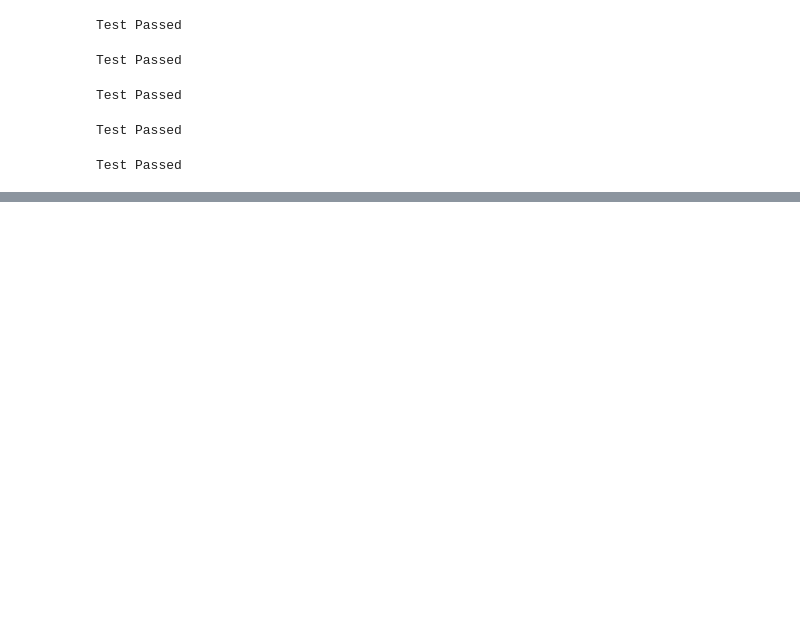
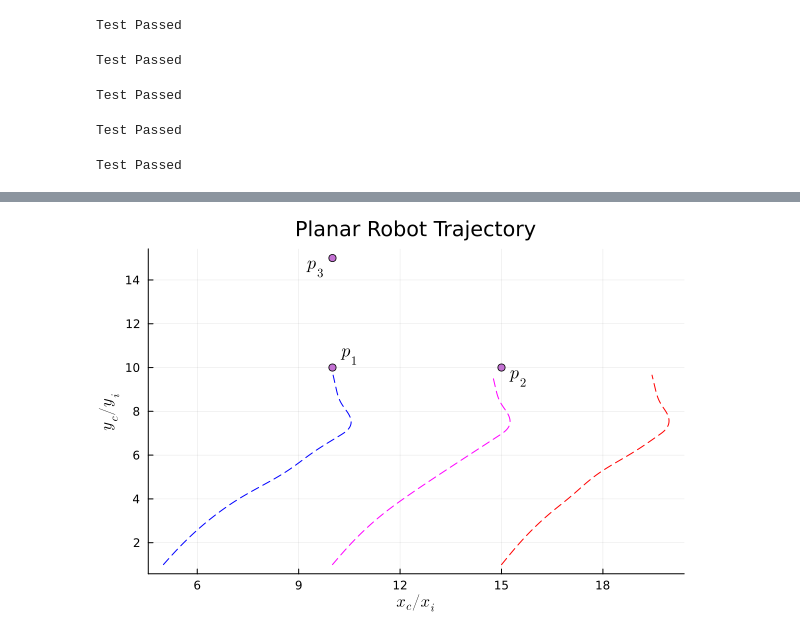
Before and after one commit to alvgaona/task-allocation, a Jupyter notebook: Multi-Robot Task Allocation.ipynb, the cells around one changed output, grey strips where cells are left out. Cells and saved outputs as stored; diff of their text form; code cells hidden in the pictures; blank space fills up the shorter version.

```diff
--- a/Multi-Robot Task Allocation.ipynb
+++ b/Multi-Robot Task Allocation.ipynb
@@ -360,0 +452,22 @@ Test Passed
+# %%
+function plot_robots_trajectory(c, r, p)
+  plot(c[:, 1], c[:, 2], ls=:dash, color=:magenta, label=["cluster"])
+  plot!(r[:, 1], r[:, 2], ls=:dash, color=:blue, label=["robot 1"])
+  plot!(r[:, 4], r[:, 5], ls=:dash, color=:red, label=["robot2"])
+
+  annotate!([
+    (p[1, 1] + 0.5, p[1, 2] + 0.5, text(L"p_1", 12)),
+    (p[2, 1] + 0.5, p[2, 2] - 0.5, text(L"p_2", 12)),
+    (p[3, 1] - 0.5, p[3, 2] - 0.5, text(L"p_3", 12))
+  ])
+
+  title!("Planar Robot Trajectory")
+  xlabel!(L"x_c / x_i")
+  ylabel!(L"y_c / y_i")
+
+  scatter!(p[:, 1], p[:, 2], markershape=:circle, legend=false)
+end
+
+plot_robots_trajectory(c, r, goals)
+# %% [output]
+[figure, added]
```
Also changed, not shown: parts of 16 cells of this notebook, 17 other files.
